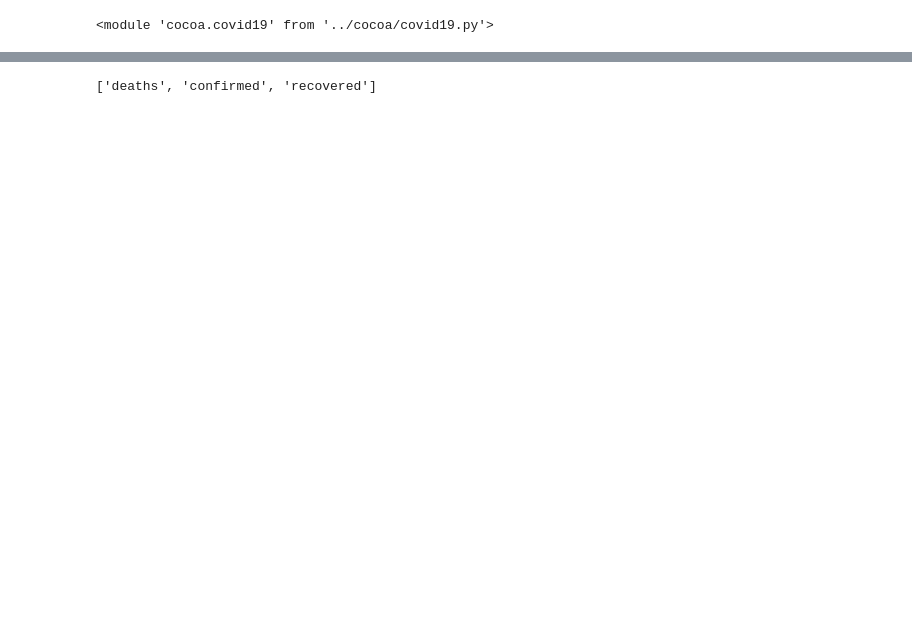
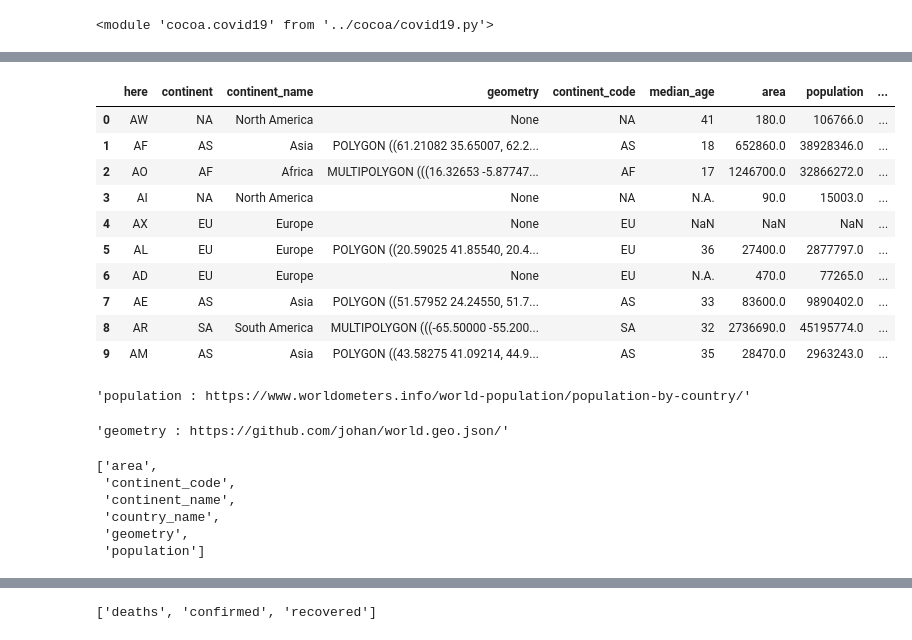
Before and after one commit to tjbtjbtjb/CoCoA, a Jupyter notebook: analysis/testing_super-easy.ipynb, the cells around one changed output, grey strips where cells are left out. Cells and saved outputs as stored; diff of their text form; code cells hidden in the pictures; blank space fills up the shorter version.

```diff
--- a/analysis/testing_super-easy.ipynb
+++ b/analysis/testing_super-easy.ipynb
@@ -107,0 +283,14 @@ reload(coco)
+# %%
+allc=pcc.country_mappings.list_country_alpha2()
+ccont=[]
+lcont=[]
+lcontn=[]
+bof=[]
+for k in allc:
+    try:
+        lcont.append(pcc.country_alpha2_to_continent_code(k))
+        lcontn.append(pcc.convert_continent_code_to_continent_name(lcont[-1]))
+        ccont.append(k)
+    except:
+        bof.append(k)
+G.to_standard(bof,output='dict')
@@ -107,0 +306,4 @@ reload(coco)
+# %%
+import pandas as pd
+pdc=pd.DataFrame({"country":ccont,"continent":lcont,"continent name":lcontn})
+pdc
@@ -107,0 +351,2 @@ reload(coco)
+# %%
+info=cg.GeoInfo()
@@ -107,0 +389,4 @@ reload(coco)
+# %%
+pdc['here']=pdc['country']
+pdc2=pdc[['here','continent']][0:10]
+pdc2
@@ -107,0 +405,32 @@ reload(coco)
+# %%
+pdc2=info.add_field(input=pdc2,field=['continent_name','geometry','continent_code','median_age','area','population','country_name','fertility','urban_rate'],geofield='here',overload=True)
+pdc2
+# %% [output]
+|  | here | continent | continent_name | geometry | continent_code | median_age | area | population | ... |
+| 0 | AW | NA | North America | None | NA | 41 | 180.0 | 106766.0 | ... |
+| 1 | AF | AS | Asia | POLYGON ((61.21082 35.65007, 62.2... | AS | 18 | 652860.0 | 38928346.0 | ... |
+| 2 | AO | AF | Africa | MULTIPOLYGON (((16.32653 -5.87747... | AF | 17 | 1246700.0 | 32866272.0 | ... |
+| 3 | AI | NA | North America | None | NA | N.A. | 90.0 | 15003.0 | ... |
+| 4 | AX | EU | Europe | None | EU | NaN | NaN | NaN | ... |
+| 5 | AL | EU | Europe | POLYGON ((20.59025 41.85540, 20.4... | EU | 36 | 27400.0 | 2877797.0 | ... |
+| 6 | AD | EU | Europe | None | EU | N.A. | 470.0 | 77265.0 | ... |
+| 7 | AE | AS | Asia | POLYGON ((51.57952 24.24550, 51.7... | AS | 33 | 83600.0 | 9890402.0 | ... |
+| 8 | AR | SA | South America | MULTIPOLYGON (((-65.50000 -55.200... | SA | 32 | 2736690.0 | 45195774.0 | ... |
+| 9 | AM | AS | Asia | POLYGON ((43.58275 41.09214, 44.9... | AS | 35 | 28470.0 | 2963243.0 | ... |
+# %%
+info.get_source('population')
+# %% [output]
+'population : https://www.worldometers.info/world-population/population-by-country/'
+# %%
+info.get_source('geometry')
+# %% [output]
+'geometry : https://github.com/johan/world.geo.json/'
+# %%
+info.get_list_field()
+# %% [output]
+['area',
+ 'continent_code',
+ 'continent_name',
+ 'country_name',
+ 'geometry',
+ 'population']
```
Also changed, not shown: parts of 105 cells of this notebook, 4 other files.
